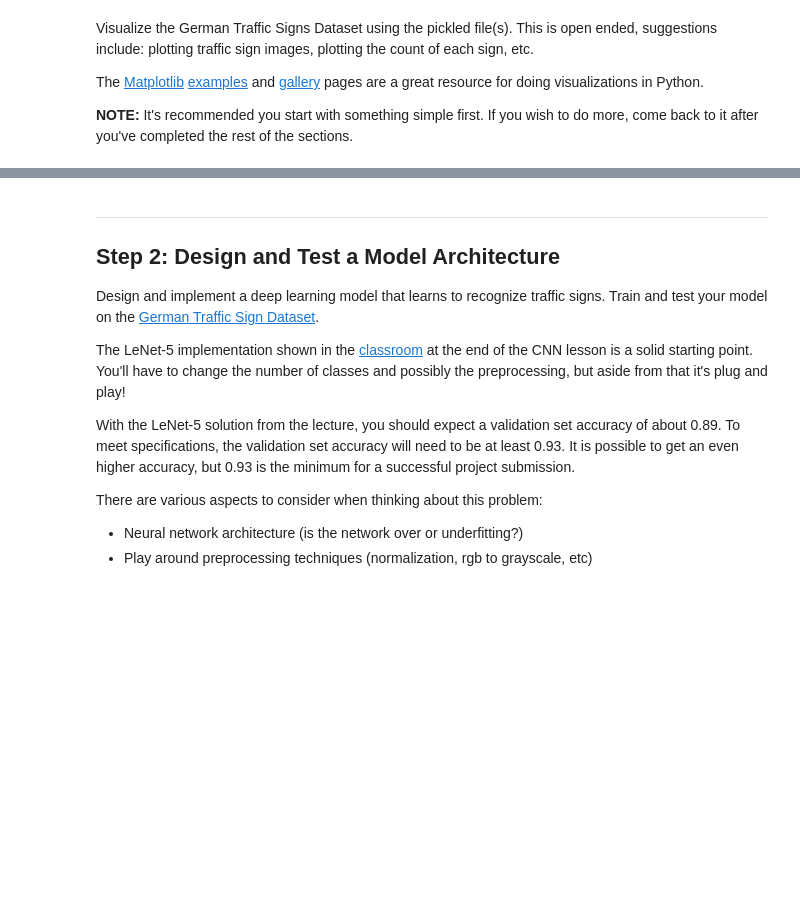
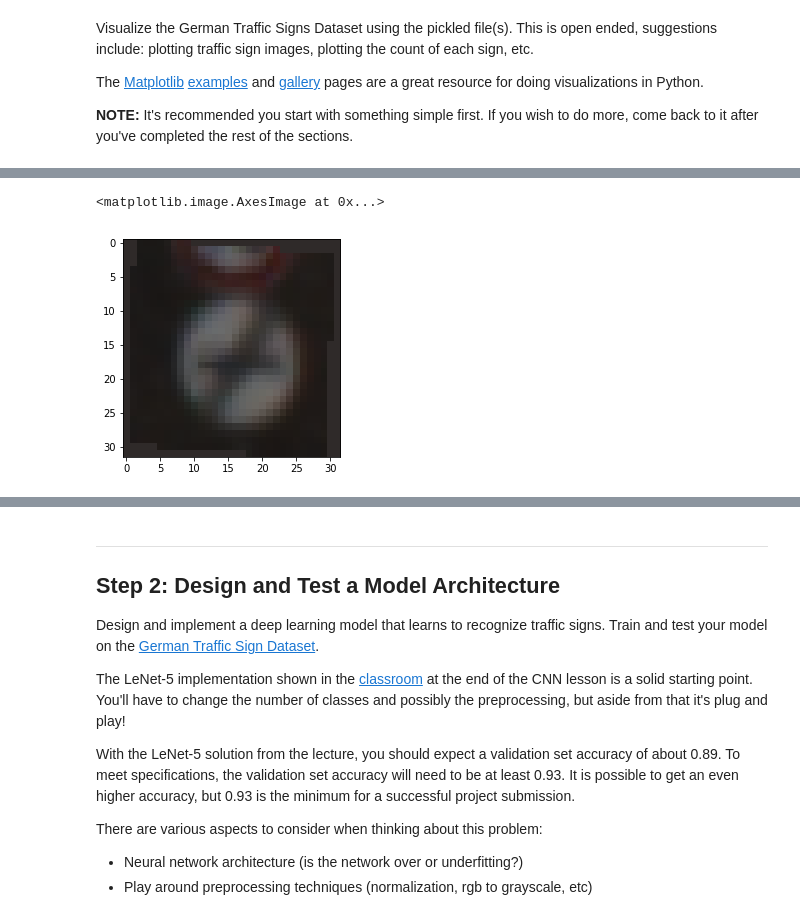
Before and after one commit to saka1-s/CarND-Traffic-Sign-Classifier-Project, a Jupyter notebook: Traffic_Sign_Classifier.ipynb, the cells around one changed output, grey strips where cells are left out. Saved outputs shown, nothing was run; the diff lists cells and outputs as text; code cells hidden in the pictures; blank space fills up the shorter version.

```diff
--- a/Traffic_Sign_Classifier.ipynb
+++ b/Traffic_Sign_Classifier.ipynb
@@ -118,0 +132,16 @@ import matplotlib.pyplot as plt
+# %%
+# try to generate fake data
+# idea: affine transform to image
+def generateFake(img):
+    q0 = math.ceil(image_shape[0]/4)
+    q1 = math.ceil(image_shape[1]/4)
+    r=np.random.normal(0, 0.5,6)
+    pts1 = np.float32([[q0     ,q1]     ,[q0     ,q1*3]     ,[q0*3     ,q1*3]])
+    pts2 = np.float32([[q0+r[0],q1+r[1]],[q0+r[2],q1*3+r[3]],[q0*3+r[4],q1*3+r[5]]])
+
+    dst = np.zeros((image_shape[0],image_shape[1],3), np.uint8)
+    mean =cv2.mean(img)
+    dst[:,:] =(mean[0],mean[1],mean[2])
+    Mat = cv2.getAffineTransform(pts1,pts2)
+
+    return cv2.warpAffine(img,Mat,(image_shape[0],image_shape[1]),dst, borderMode=cv2.BORDER_TRANSPARENT)
@@ -118,0 +157,5 @@ import matplotlib.pyplot as plt
+# %%
+plt.imshow(generateFake(X_train[0]))
+# %% [output]
+<matplotlib.image.AxesImage at 0x...>
+[figure, added]
```
Also changed, not shown: parts of 64 cells of this notebook.
